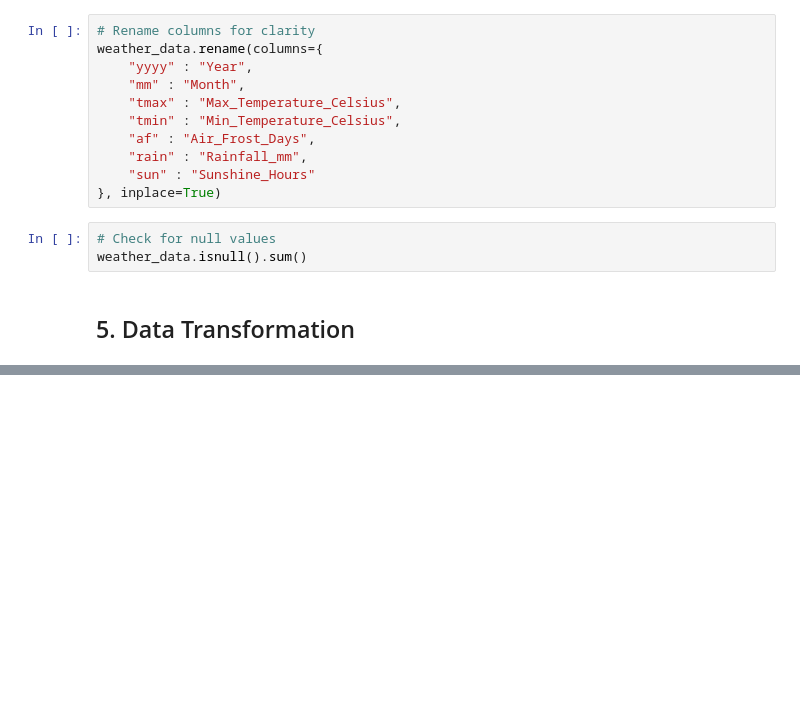
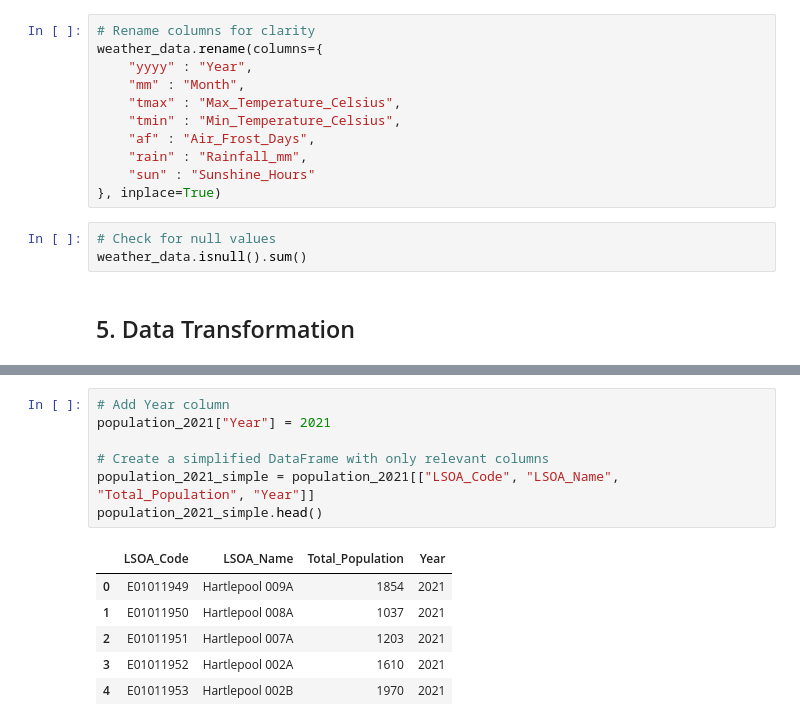
Before and after one commit to Sevinda-Herath/Predictive-Policing-in-the-London-Metropolitan-Police-District, a Jupyter notebook: main.ipynb, the cells around one changed output, grey strips where cells are left out. Drawn from its saved outputs; the diff is of its cells as text; blank space fills up the shorter version.

```diff
--- a/main.ipynb
+++ b/main.ipynb
@@ -585,0 +719,14 @@ street_police_df[["Month", "Month_Period"]].head()
+# %%
+# Add Year column
+population_2021["Year"] = 2021
+
+# Create a simplified DataFrame with only relevant columns
+population_2021_simple = population_2021[["LSOA_Code", "LSOA_Name", "Total_Population", "Year"]]
+population_2021_simple.head()
+# %% [output]
+|  | LSOA_Code | LSOA_Name | Total_Population | Year |
+| 0 | E01011949 | Hartlepool 009A | 1854 | 2021 |
+| 1 | E01011950 | Hartlepool 008A | 1037 | 2021 |
+| 2 | E01011951 | Hartlepool 007A | 1203 | 2021 |
+| 3 | E01011952 | Hartlepool 002A | 1610 | 2021 |
+| 4 | E01011953 | Hartlepool 002B | 1970 | 2021 |
```
Also changed, not shown: parts of 28 cells of this notebook, 3 other files.
